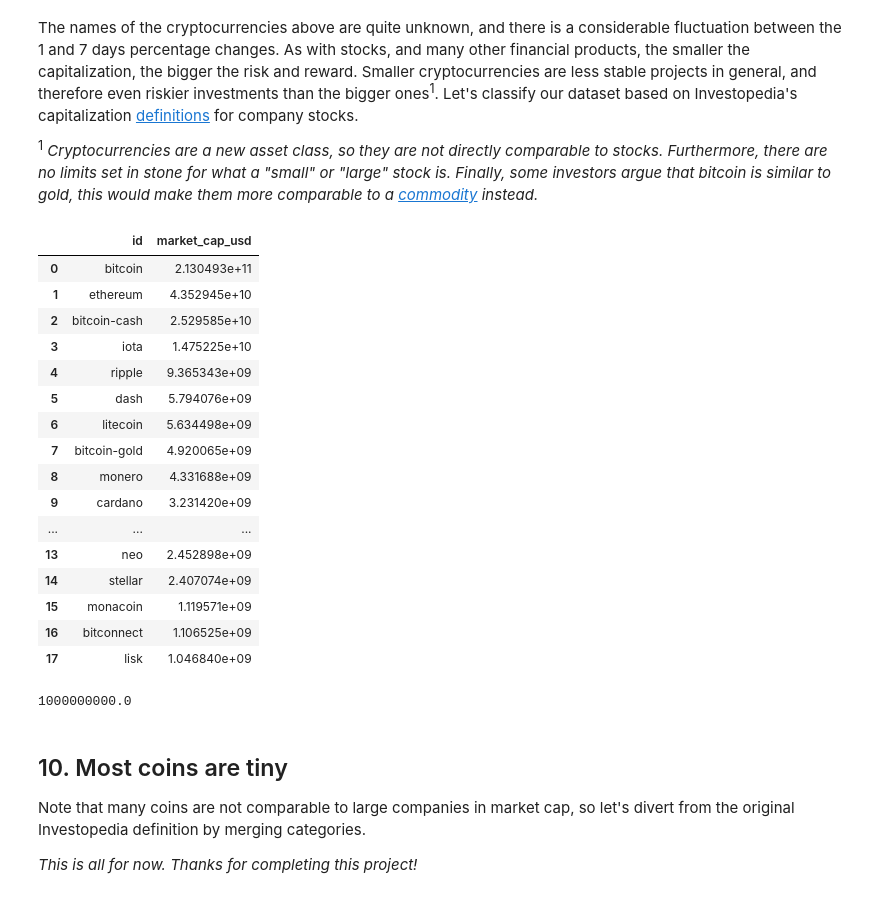
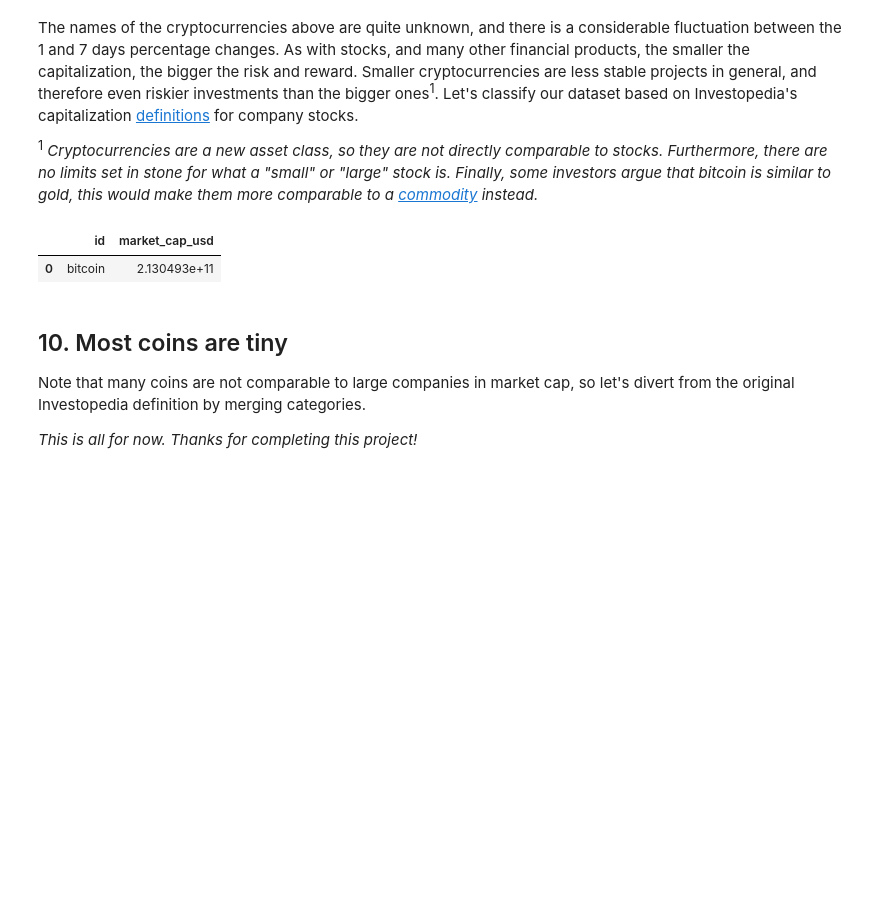
Before and after one commit to AilingLiu/Exploring-the-Bitcoin-Cryptocurrency-Market, a Jupyter notebook: notebook.ipynb, the cells around one changed output. Saved outputs shown, nothing was run; the diff lists cells and outputs as text; code cells hidden in the pictures; blank space fills up the shorter version.

```diff
--- a/notebook.ipynb
+++ b/notebook.ipynb
@@ -184,33 +184,14 @@ fig, ax = top10_subplot(volatility7d.percent_change_7d, WTITLE)
 <p><sup>1</sup> <em>Cryptocurrencies are a new asset class, so they are not directly comparable to stocks. Furthermore, there are no limits set in stone for what a "small" or "large" stock is. Finally, some investors argue that bitcoin is similar to gold, this would make them more comparable to a <a href="https://www.investopedia.com/terms/c/commodity.asp">commodity</a> instead.</em></p>
 # %%
 # Selecting everything bigger than 10 billion
-largecaps = cap.query('market_cap_usd >= 1e+09')
+largecaps = cap.query('market_cap_usd > 1e+10')
 
 # Printing out largecaps
 # ... YOUR CODE FOR TASK 9 ...
 largecaps
 # %% [output]
 |  | id | market_cap_usd |
 | 0 | bitcoin | 2.130493e+11 |
-| 1 | ethereum | 4.352945e+10 |
-| 2 | bitcoin-cash | 2.529585e+10 |
-| 3 | iota | 1.475225e+10 |
-| 4 | ripple | 9.365343e+09 |
-| 5 | dash | 5.794076e+09 |
-| 6 | litecoin | 5.634498e+09 |
-| 7 | bitcoin-gold | 4.920065e+09 |
-| 8 | monero | 4.331688e+09 |
-| 9 | cardano | 3.231420e+09 |
-| ... | ... | ... |
-| 13 | neo | 2.452898e+09 |
-| 14 | stellar | 2.407074e+09 |
-| 15 | monacoin | 1.119571e+09 |
-| 16 | bitconnect | 1.106525e+09 |
-| 17 | lisk | 1.046840e+09 |
-# %%
-1e+09
-# %% [output]
-1000000000.0
 # %% [markdown]
 ## 10. Most coins are tiny
 <p>Note that many coins are not comparable to large companies in market cap, so let's divert from the original Investopedia definition by merging categories.</p>
```
Also changed, not shown: parts of 2 cells of this notebook.
